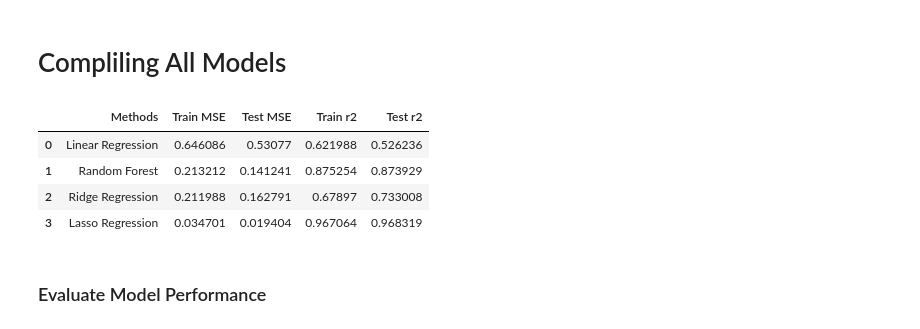
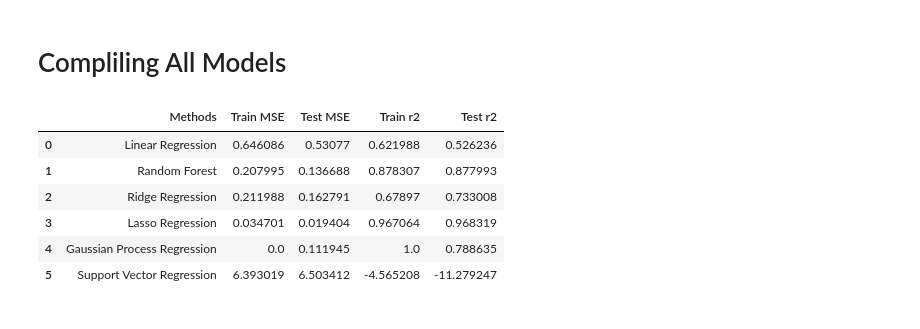
Before and after one commit to ToobaObeidy-1/DA_bootcamp_python, a Jupyter notebook: HPAC_machine_learning_model.ipynb, the cells around one changed output. Saved outputs shown, nothing was run; the diff lists cells and outputs as text; code cells hidden in the pictures.

```diff
--- a/HPAC_machine_learning_model.ipynb
+++ b/HPAC_machine_learning_model.ipynb
@@ -672,0 +752,5 @@ Best RMSE: 1.0181576518003859
+# %%
+svr = SVR(kernel='rbf', C=1.0, epsilon=0.1)
+
+# Train the model
+svr.fit(x_train, y_train)
@@ -672,0 +761,11 @@ Best RMSE: 1.0181576518003859
+# %%
+y_pred_svr_test = svr.predict(x_test)
+y_pred_svr_train = svr.predict(x_train)
+
+
+# Inverse transform the scaled predictions to get original scale
+y_pred_train = scaler_y.inverse_transform(y_pred_svr_train.reshape(-1, 1)).flatten()
+y_pred_test = scaler_y.inverse_transform(y_pred_svr_test.reshape(-1, 1)).flatten()
+
+y_train_original = scaler_y.inverse_transform(y_train.reshape(-1, 1)).flatten()
+y_test_original = scaler_y.inverse_transform(y_test.reshape(-1, 1)).flatten()
@@ -672,0 +774,10 @@ Best RMSE: 1.0181576518003859
+# %%
+train_svr_mse = mean_squared_error(y_train_original, y_pred_svr_train)
+test_svr_mse = mean_squared_error(y_test_original, y_pred_svr_test)
+train_svr_r2 = r2_score(y_train_original, y_pred_svr_train)
+test_svr_r2 = r2_score(y_test_original, y_pred_svr_test)
+
+print("SVR MSE Train:", train_svr_mse)
+print("SVR r2 Train:", train_svr_r2)
+print("SVR MSE Test:", test_svr_mse)
+print("SVR r2 Test:",test_svr_r2 )
@@ -672,0 +789,4 @@ Best RMSE: 1.0181576518003859
+# %%
+svr_results = pd.DataFrame(["Support Vector Regression", train_svr_mse ,test_svr_mse , train_svr_r2 , test_svr_r2]).transpose()
+svr_results.columns = ["Methods", "Train MSE", "Test MSE", "Train r2", "Test r2"]
+svr_results
@@ -673,14 +804,14 @@ Best RMSE: 1.0181576518003859
 # %% [markdown]
 # Compliling All Models
 # %%
-df_models = pd.concat((lr_results, rf_results, R_results, Lasso_results), axis = 0)
+df_models = pd.concat((lr_results, rf_results, R_results, Lasso_results,gp_results,svr_results), axis = 0)
 df_models.reset_index(drop = True, inplace = True)
 df_models
 # %% [output]
 |  | Methods | Train MSE | Test MSE | Train r2 | Test r2 |
 | 0 | Linear Regression | 0.646086 | 0.53077 | 0.621988 | 0.526236 |
-| 1 | Random Forest | 0.213212 | 0.141241 | 0.875254 | 0.873929 |
+| 1 | Random Forest | 0.207995 | 0.136688 | 0.878307 | 0.877993 |
 | 2 | Ridge Regression | 0.211988 | 0.162791 | 0.67897 | 0.733008 |
 | 3 | Lasso Regression | 0.034701 | 0.019404 | 0.967064 | 0.968319 |
+| 4 | Gaussian Process Regression | 0.0 | 0.111945 | 1.0 | 0.788635 |
+| 5 | Support Vector Regression | 6.393019 | 6.503412 | -4.565208 | -11.279247 |
-# %% [markdown]
-### Evaluate Model Performance
```
Also changed, not shown: parts of 41 cells of this notebook.
